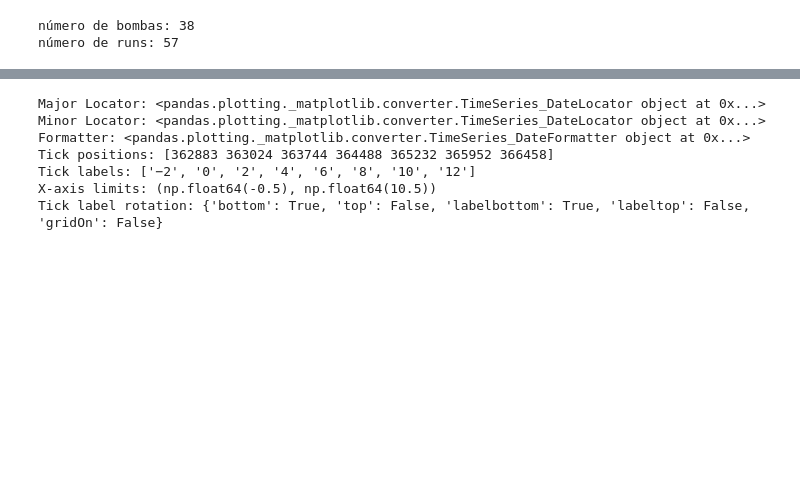
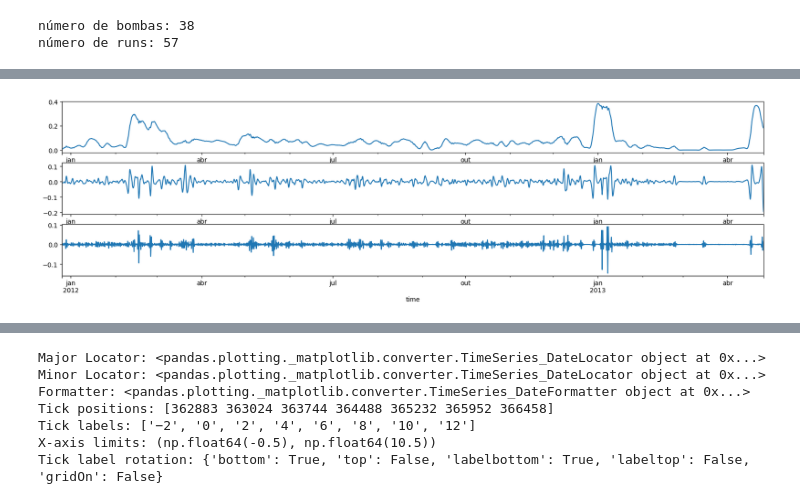
Before and after one commit to RL2-SP3/LISSA, a Jupyter notebook: examples/frequency.ipynb, the cells around one changed output, grey strips where cells are left out. Drawn from its saved outputs; the diff is of its cells as text; code cells hidden in the pictures; blank space fills up the shorter version.

```diff
--- a/examples/frequency.ipynb
+++ b/examples/frequency.ipynb
@@ -86,0 +94,8 @@ axs[1].legend(loc='upper left',bbox_to_anchor=(1, 1),fontsize=10)
+# %%
+fig, axs = plt.subplots(k, 1, figsize=(20, 10))
+for i in range(0,k):
+    # testX[i].plot(ax=axs[i],figsize=(20,5))
+    # testY[i].plot(ax=axs[i],figsize=(20,5))
+    testR[i].plot(ax=axs[i],figsize=(20,5))
+# %% [output]
+[figure, added]
```
Also changed, not shown: parts of 8 cells of this notebook, 1 other file.
